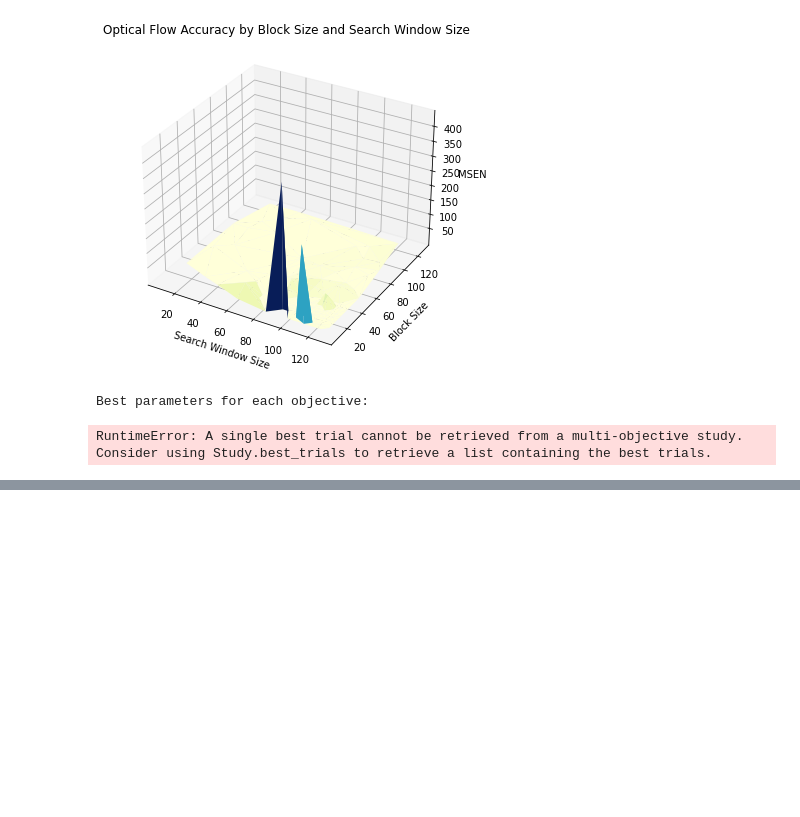
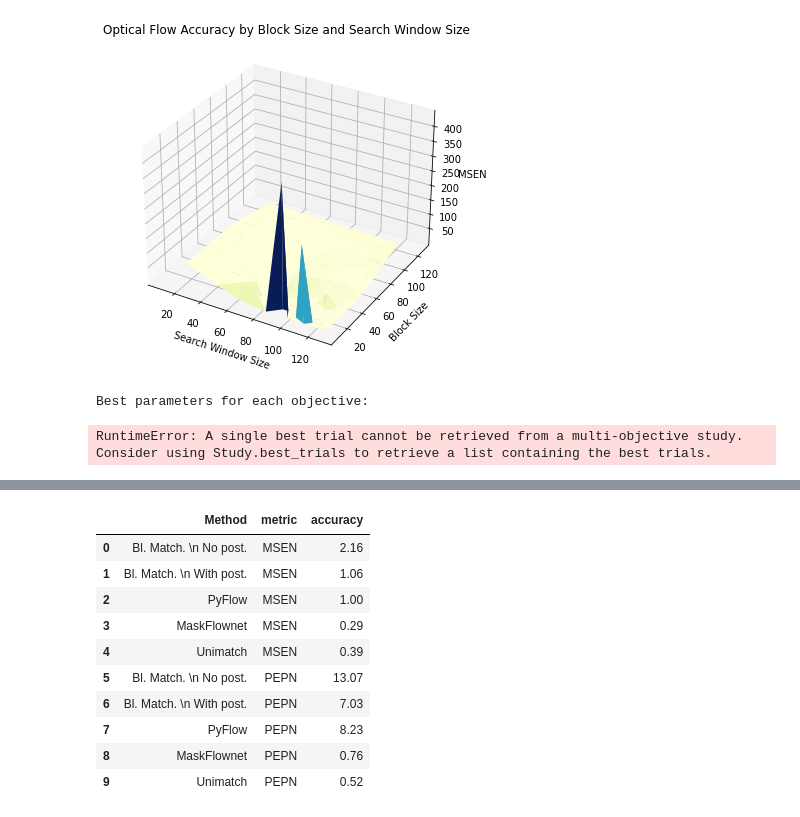
Before and after one commit to mcv-m6-video/mcv-m6-2023-team2, a Jupyter notebook: week4/task_1_viz.ipynb, the cells around one changed output, grey strips where cells are left out. Cells and saved outputs as stored; diff of their text form; code cells hidden in the pictures; blank space fills up the shorter version.

```diff
--- a/week4/task_1_viz.ipynb
+++ b/week4/task_1_viz.ipynb
@@ -201,0 +219,25 @@ optuna.visualization.plot_param_importances(study)
+# %%
+import seaborn as sns
+import matplotlib.pyplot as plt
+
+# # Group the data by error function and calculate the mean MSEN and PEPN values for each group
+# grouped = df.groupby(['error_function']).mean()[['OF_MSEN', 'OF_PEPN']].reset_index()
+
+# Reshape the data so that MSEN and PEPN values are combined into a single column
+# grouped_melt = pd.melt(grouped, id_vars=['error_function'], value_vars=['OF_MSEN', 'OF_PEPN'],
+#                        var_name='metric', value_name='accuracy')
+grouped_melt = pd.melt(df, id_vars=['Method'], value_vars=['MSEN', 'PEPN'],
+                       var_name='metric', value_name='accuracy')
+grouped_melt
+# %% [output]
+|  | Method | metric | accuracy |
+| 0 | Bl. Match. \n No post. | MSEN | 2.16 |
+| 1 | Bl. Match. \n With post. | MSEN | 1.06 |
+| 2 | PyFlow | MSEN | 1.00 |
+| 3 | MaskFlownet | MSEN | 0.29 |
+| 4 | Unimatch | MSEN | 0.39 |
+| 5 | Bl. Match. \n No post. | PEPN | 13.07 |
+| 6 | Bl. Match. \n With post. | PEPN | 7.03 |
+| 7 | PyFlow | PEPN | 8.23 |
+| 8 | MaskFlownet | PEPN | 0.76 |
+| 9 | Unimatch | PEPN | 0.52 |
```
Also changed, not shown: parts of 4 cells of this notebook, 2 other files.
